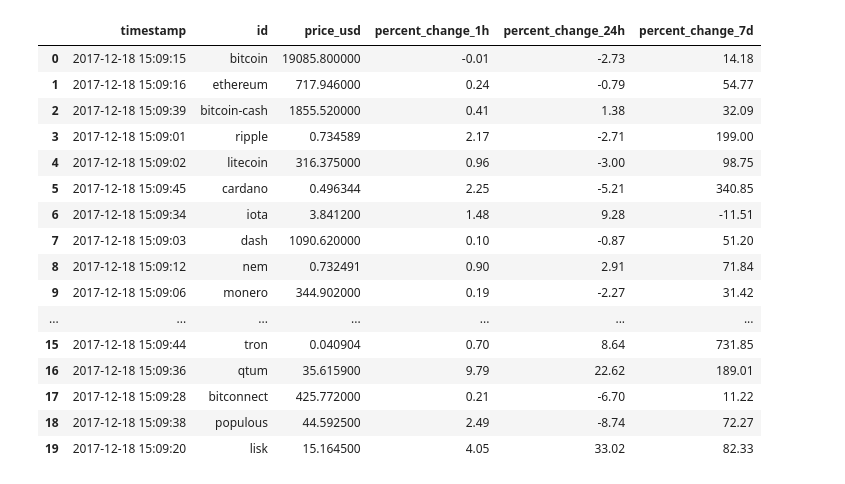
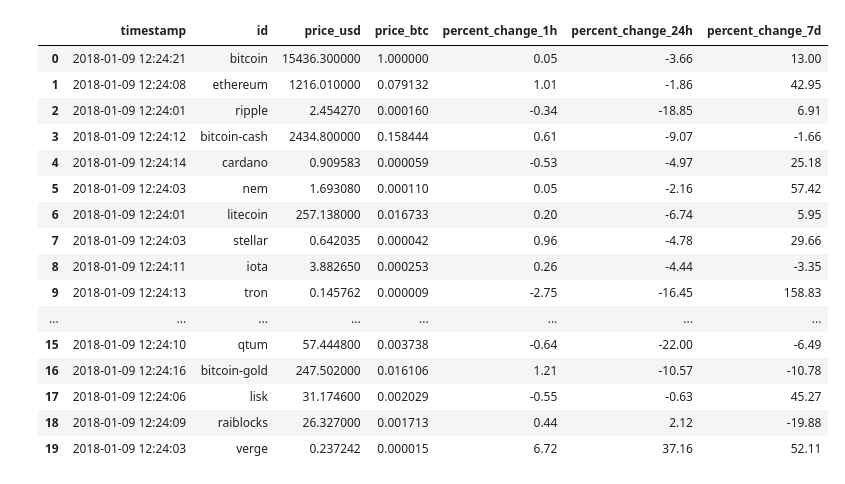
Before and after one commit to swanky/coinmarketcap-api, a Jupyter notebook: coinmarketcap-api.ipynb, the cells around one changed output. Drawn from its saved outputs; the diff is of its cells as text; code cells hidden in the pictures.

```diff
--- a/coinmarketcap-api.ipynb
+++ b/coinmarketcap-api.ipynb
@@ -2,27 +2,32 @@
 import pandas as pd
 from datetime import datetime, date, time
 
-api_url = 'https://api.coinmarketcap.com/v1/ticker/?limit=20'
-
-df = pd.read_json(api_url)
-df['timestamp'] = df.last_updated.map(lambda x: datetime.fromtimestamp(int(x)).strftime("%Y-%m-%d %H:%M:%S"))
-show_column = ['timestamp', 'id', 'price_usd', 'percent_change_1h', 'percent_change_24h', 'percent_change_7d']
-df[show_column]
+def get_price():
+    api_url = 'https://api.coinmarketcap.com/v1/ticker/?limit=20'
+    df = pd.read_json(api_url)
+    df['timestamp'] = df.last_updated.map(lambda x: datetime.fromtimestamp(int(x)).strftime("%Y-%m-%d %H:%M:%S"))
+    return df
-# %% [output]
-|  | timestamp | id | price_usd | percent_change_1h | percent_change_24h | percent_change_7d |
-| 0 | 2017-12-18 15:09:15 | bitcoin | 19085.800000 | -0.01 | -2.73 | 14.18 |
-| 1 | 2017-12-18 15:09:16 | ethereum | 717.946000 | 0.24 | -0.79 | 54.77 |
-| 2 | 2017-12-18 15:09:39 | bitcoin-cash | 1855.520000 | 0.41 | 1.38 | 32.09 |
-| 3 | 2017-12-18 15:09:01 | ripple | 0.734589 | 2.17 | -2.71 | 199.00 |
-| 4 | 2017-12-18 15:09:02 | litecoin | 316.375000 | 0.96 | -3.00 | 98.75 |
-| 5 | 2017-12-18 15:09:45 | cardano | 0.496344 | 2.25 | -5.21 | 340.85 |
-| 6 | 2017-12-18 15:09:34 | iota | 3.841200 | 1.48 | 9.28 | -11.51 |
-| 7 | 2017-12-18 15:09:03 | dash | 1090.620000 | 0.10 | -0.87 | 51.20 |
-| 8 | 2017-12-18 15:09:12 | nem | 0.732491 | 0.90 | 2.91 | 71.84 |
-| 9 | 2017-12-18 15:09:06 | monero | 344.902000 | 0.19 | -2.27 | 31.42 |
-| ... | ... | ... | ... | ... | ... | ... |
-| 15 | 2017-12-18 15:09:44 | tron | 0.040904 | 0.70 | 8.64 | 731.85 |
-| 16 | 2017-12-18 15:09:36 | qtum | 35.615900 | 9.79 | 22.62 | 189.01 |
-| 17 | 2017-12-18 15:09:28 | bitconnect | 425.772000 | 0.21 | -6.70 | 11.22 |
-| 18 | 2017-12-18 15:09:38 | populous | 44.592500 | 2.49 | -8.74 | 72.27 |
-| 19 | 2017-12-18 15:09:20 | lisk | 15.164500 | 4.05 | 33.02 | 82.33 |
+# %%
+save_df = get_price()
+show_df= save_df
+# show_df = save_df.loc[save_df['percent_change_7d'] > 200]
+show_column = ['timestamp', 'id', 'price_usd', 'price_btc', 'percent_change_1h', 'percent_change_24h', 'percent_change_7d']
+show_df[show_column]
+# %% [output]
+|  | timestamp | id | price_usd | price_btc | percent_change_1h | percent_change_24h | percent_change_7d |
+| 0 | 2018-01-09 12:24:21 | bitcoin | 15436.300000 | 1.000000 | 0.05 | -3.66 | 13.00 |
+| 1 | 2018-01-09 12:24:08 | ethereum | 1216.010000 | 0.079132 | 1.01 | -1.86 | 42.95 |
+| 2 | 2018-01-09 12:24:01 | ripple | 2.454270 | 0.000160 | -0.34 | -18.85 | 6.91 |
+| 3 | 2018-01-09 12:24:12 | bitcoin-cash | 2434.800000 | 0.158444 | 0.61 | -9.07 | -1.66 |
+| 4 | 2018-01-09 12:24:14 | cardano | 0.909583 | 0.000059 | -0.53 | -4.97 | 25.18 |
+| 5 | 2018-01-09 12:24:03 | nem | 1.693080 | 0.000110 | 0.05 | -2.16 | 57.42 |
+| 6 | 2018-01-09 12:24:01 | litecoin | 257.138000 | 0.016733 | 0.20 | -6.74 | 5.95 |
+| 7 | 2018-01-09 12:24:03 | stellar | 0.642035 | 0.000042 | 0.96 | -4.78 | 29.66 |
+| 8 | 2018-01-09 12:24:11 | iota | 3.882650 | 0.000253 | 0.26 | -4.44 | -3.35 |
+| 9 | 2018-01-09 12:24:13 | tron | 0.145762 | 0.000009 | -2.75 | -16.45 | 158.83 |
+| ... | ... | ... | ... | ... | ... | ... | ... |
+| 15 | 2018-01-09 12:24:10 | qtum | 57.444800 | 0.003738 | -0.64 | -22.00 | -6.49 |
+| 16 | 2018-01-09 12:24:16 | bitcoin-gold | 247.502000 | 0.016106 | 1.21 | -10.57 | -10.78 |
+| 17 | 2018-01-09 12:24:06 | lisk | 31.174600 | 0.002029 | -0.55 | -0.63 | 45.27 |
+| 18 | 2018-01-09 12:24:09 | raiblocks | 26.327000 | 0.001713 | 0.44 | 2.12 | -19.88 |
+| 19 | 2018-01-09 12:24:03 | verge | 0.237242 | 0.000015 | 6.72 | 37.16 | 52.11 |
```
Also changed, not shown: parts of 5 cells of this notebook, 12 other files.
